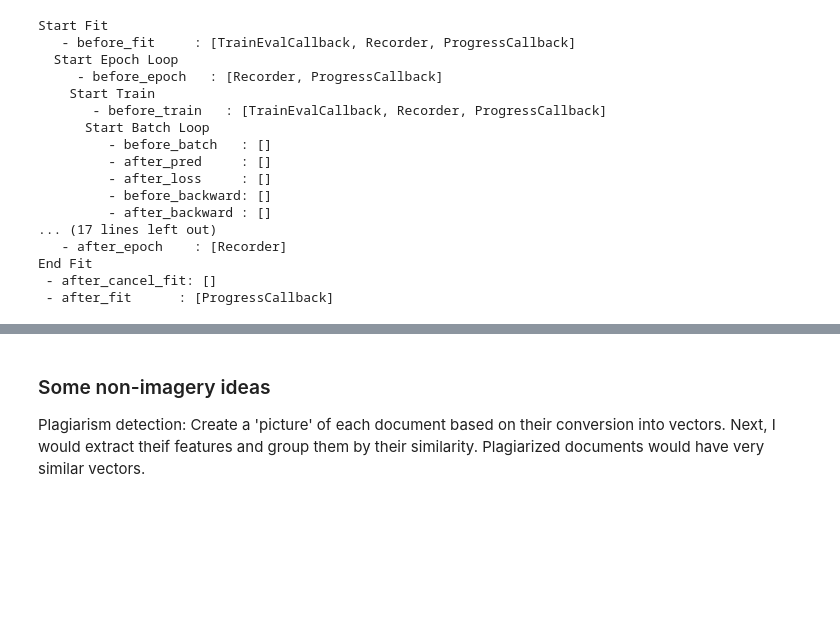
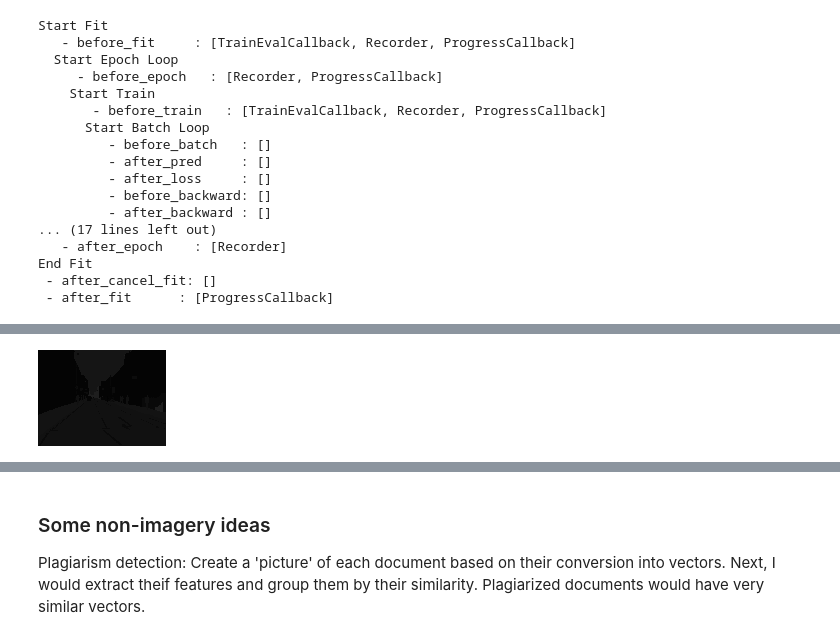
Before and after one commit to nisacharan/course-v4, a Jupyter notebook: book-notes/ch1.ipynb, the cells around one changed output, grey strips where cells are left out. Saved outputs shown, nothing was run; the diff lists cells and outputs as text; code cells hidden in the pictures; blank space fills up the shorter version.

```diff
--- a/book-notes/ch1.ipynb
+++ b/book-notes/ch1.ipynb
@@ -223,0 +314,5 @@ End Fit
+# %%
+im=random.choice(glob.glob('/root/.fastai/data/camvid_tiny/labels/*.*'))
+Image.open(im)
+# %% [output]
+[figure, added]
```
Also changed, not shown: parts of 60 cells of this notebook.
